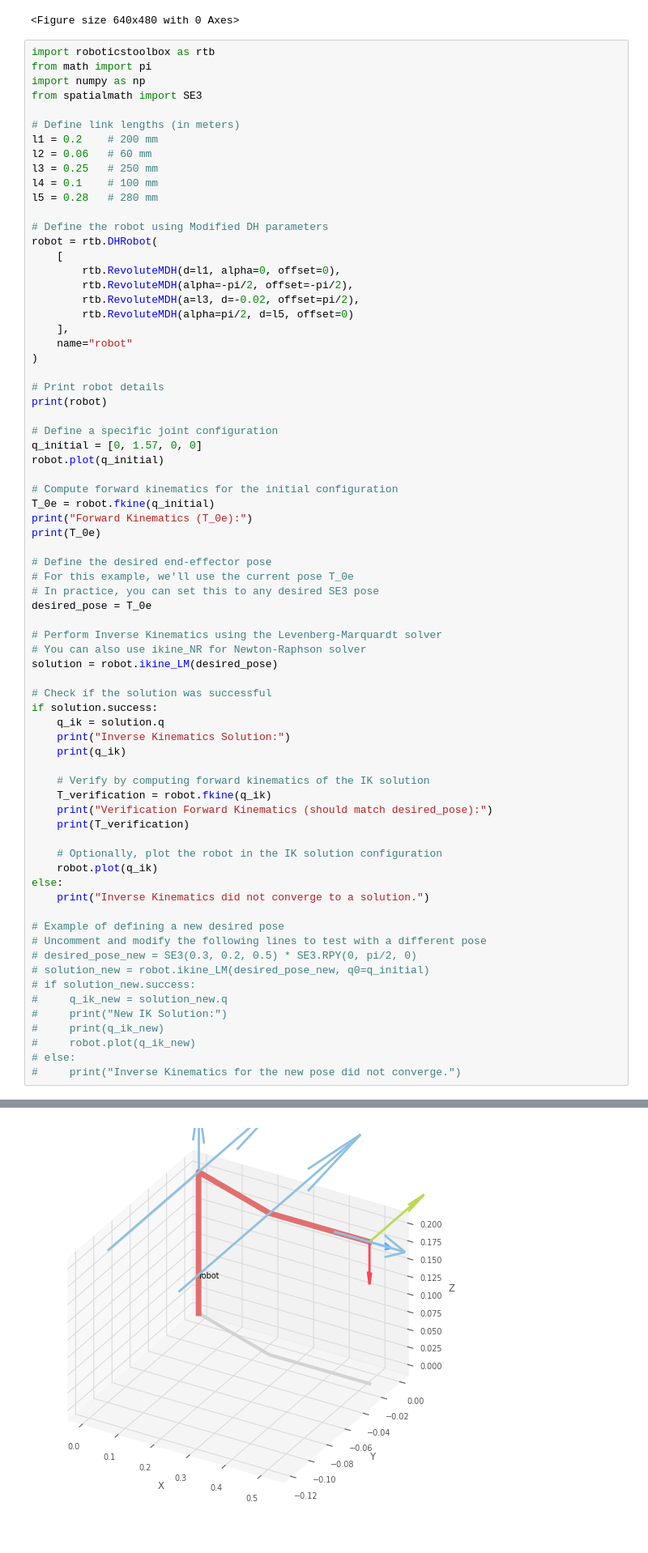
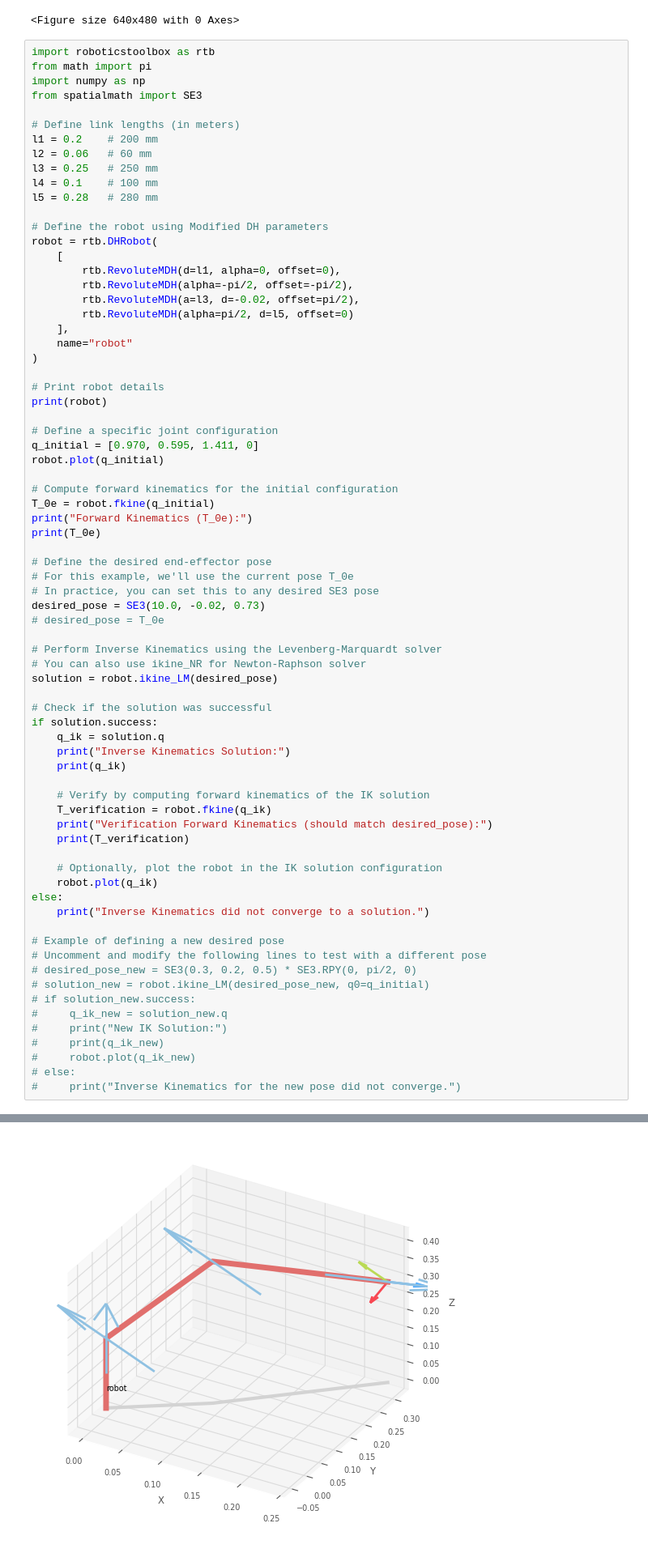
Before and after one commit to ChayaninNapia/FUN4_6509, a Jupyter notebook: src/example_description/scripts/robot_toolbox.ipynb, the cells around one changed output, grey strips where cells are left out. Shown at 81% size. Cells and saved outputs as stored; diff of their text form.

```diff
--- a/src/example_description/scripts/robot_toolbox.ipynb
+++ b/src/example_description/scripts/robot_toolbox.ipynb
@@ -78,7 +78,7 @@ robot = rtb.DHRobot(
 print(robot)
 
 # Define a specific joint configuration
-q_initial = [0, 1.57, 0, 0]
+q_initial = [0.970, 0.595, 1.411, 0]
 robot.plot(q_initial)
 
 # Compute forward kinematics for the initial configuration
@@ -89,7 +89,8 @@ print(T_0e)
 # Define the desired end-effector pose
 # For this example, we'll use the current pose T_0e
 # In practice, you can set this to any desired SE3 pose
-desired_pose = T_0e
+desired_pose = SE3(10.0, -0.02, 0.73)
+# desired_pose = T_0e
 
 # Perform Inverse Kinematics using the Levenberg-Marquardt solver
 # You can also use ikine_NR for Newton-Raphson solver
@@ -108,32 +109,32 @@ if solution.success:
 
     # Optionally, plot the robot in the IK solution configuration
     robot.plot(q_ik)
 else:
     print("Inverse Kinematics did not converge to a solution.")
 
 # Example of defining a new desired pose
 # Uncomment and modify the following lines to test with a different pose
 # desired_pose_new = SE3(0.3, 0.2, 0.5) * SE3.RPY(0, pi/2, 0)
 # solution_new = robot.ikine_LM(desired_pose_new, q0=q_initial)
 # if solution_new.success:
 #     q_ik_new = solution_new.q
 #     print("New IK Solution:")
 #     print(q_ik_new)
 #     robot.plot(q_ik_new)
 # else:
 #     print("Inverse Kinematics for the new pose did not converge.")
 # %% [output]
 DHRobot: robot, 4 joints (RRRR), dynamics, modified DH parameters
 ┌──────┬────────┬───────────┬───────┐
 │ aⱼ₋₁ │  ⍺ⱼ₋₁  │    θⱼ     │  dⱼ   │
 ├──────┼────────┼───────────┼───────┤
 │  0.0 │   0.0° │        q1 │   0.2 │
 │  0.0 │ -90.0° │  q2 - 90° │   0.0 │
 │ 0.25 │   0.0° │  q3 + 90° │ -0.02 │
 │  0.0 │  90.0° │        q4 │  0.28 │
 └──────┴────────┴───────────┴───────┘
 
 ┌──┬──┐
 └──┴──┘
-[figure, old version]
+[figure, new version]
 Forward Kinematics (T_0e):
```
Also changed, not shown: parts of 1 cell of this notebook, 9 other files.
